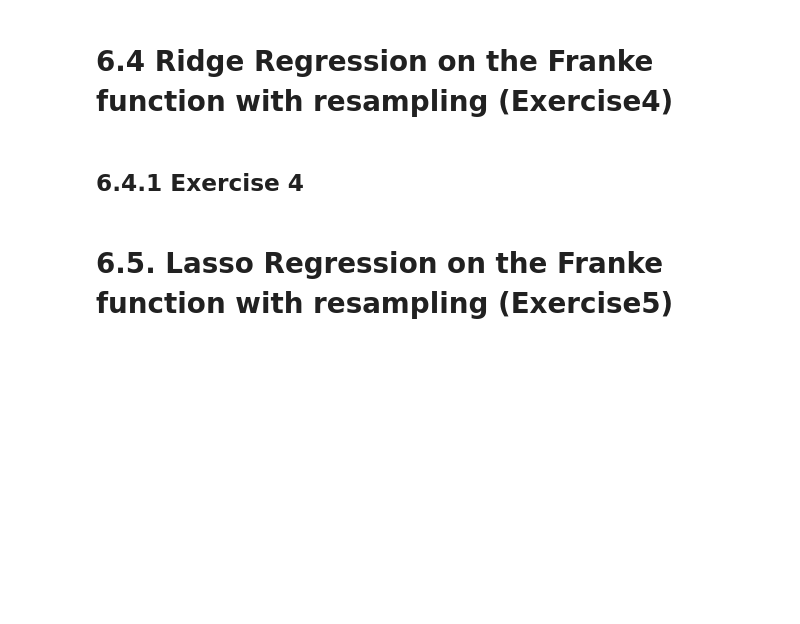
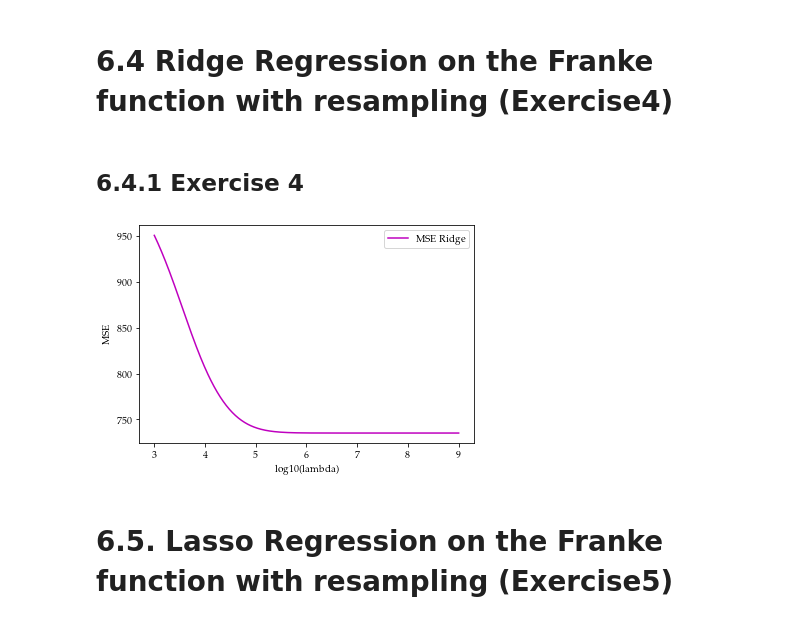
Before and after one commit to AndreasBordvik/FYS-STK4155-Prj1_report, a Jupyter notebook: code/Exercise6.ipynb, the cells around one changed output. Cells and saved outputs as stored; diff of their text form; code cells hidden in the pictures; blank space fills up the shorter version.

```diff
--- a/code/Exercise6.ipynb
+++ b/code/Exercise6.ipynb
@@ -394,7 +394,7 @@ for deg in degrees_insight:
     model = fitted_models[deg-1]
     z_hat = model.predict(X_scaled)
 
-    z_hat = z_scaler.inverse_transform(z_hat)
+    z_hat = z_scaler.inverse_transform(z_hat.reshape(-1,1))
     #print(z_hat.shape)
     z_hat = z_hat.reshape((y_steps,x_steps))
     z_hats.append(z_hat)
@@ -458,6 +458,61 @@ A degree of 4 or 5 seems to give a smooth surface for all the predicted patches.
 # 6.4 Ridge Regression on the Franke function with resampling (Exercise4)
 # %% [markdown]
 ## 6.4.1 Exercise 4
+# %%
+#np.random.seed(4155)
+from sklearn.metrics import mean_squared_error
+degree = 8
+min_lambda = 3
+max_lambda = 9
+nlambdas = 500
+lambdas = np.logspace(min_lambda,max_lambda, nlambdas)
+
+z_train_OLS = pd.DataFrame()
+z_hat_train_OLS = pd.DataFrame()
+z_test_OLS = pd.DataFrame()
+z_hat_test_OLS = pd.DataFrame()
+
+X = create_X(x,y,degree)
+X_train, X_test, t_train, t_test = prepare_data(X,z_flat, 4155, scale_X=True, scale_t=True)
+
+MSERidgePredict = np.zeros(nlambdas)
+MSEOurRidge = np.zeros(nlambdas)
+MSEsklearn = np.zeros(nlambdas)
+lambdas = np.logspace(min_lambda, max_lambda, nlambdas)
+for i in range(nlambdas):
+    lmb = lambdas[i]
+
+    # our Ridge
+    model = RidgeRegression(lmb)
+    z_hat_train = model.fit(X_train, t_train)
+    z_hat_test = model.predict(X_test)
+    MSEOurRidge[i] = MSE(t_test, z_hat_test)
+    MSEsklearn[i] = mean_squared_error(t_test, z_hat_test)
+
+    summary_df = model.summary()
+    df = pd.concat([df,summary_df], axis=0)
+
+    z_train_OLS[i] = z_train.flatten()
+    z_hat_train_OLS[i] = z_hat_train.flatten()
+    z_test_OLS[i] = z_test.flatten()
+    z_hat_test_OLS[i] = z_hat_test.flatten()
+
+    # Storing data for all degrees
+    results = {"X_train":X_train, "X_test":X_test,"z_train":z_train, "z_test":z_test,
+               "z_hat_train":z_hat_train, "z_hat_test":z_hat_test, "model":model, "summary":summary_df}
+
+# MSE calculations for all lambdas
+#mse_scores_train = ((z_train_OLS - z_hat_train_OLS) ** 2).mean()
+#mse_scores_test = ((z_test_OLS - z_hat_test_OLS) ** 2).mean()
+
+plt.figure()
+plt.plot(np.log10(lambdas), MSEOurRidge, 'm', label = "MSE Ridge")
+plt.xlabel('log10(lambda)')
+plt.ylabel('MSE')
+plt.legend()
+plt.show()
+# %% [output]
+[figure, added]
 # %% [markdown]
 # 6.5. Lasso Regression on the Franke function with resampling (Exercise5)
 # %% [markdown]
```
Also changed, not shown: parts of 3 cells of this notebook, 3 other files.
